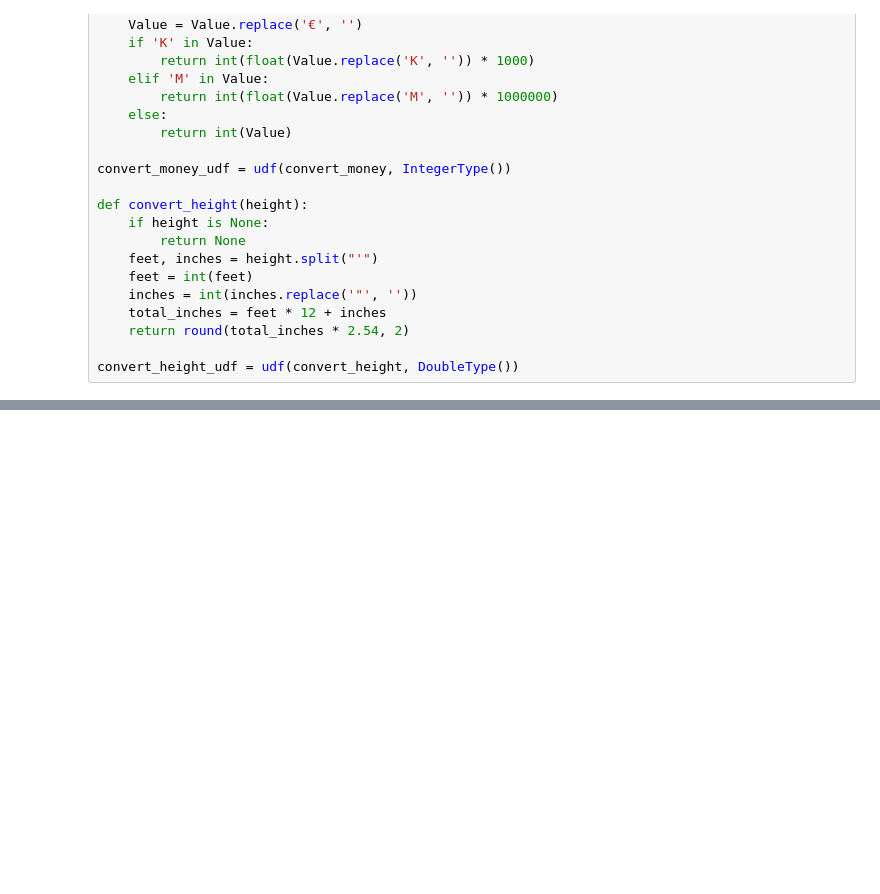
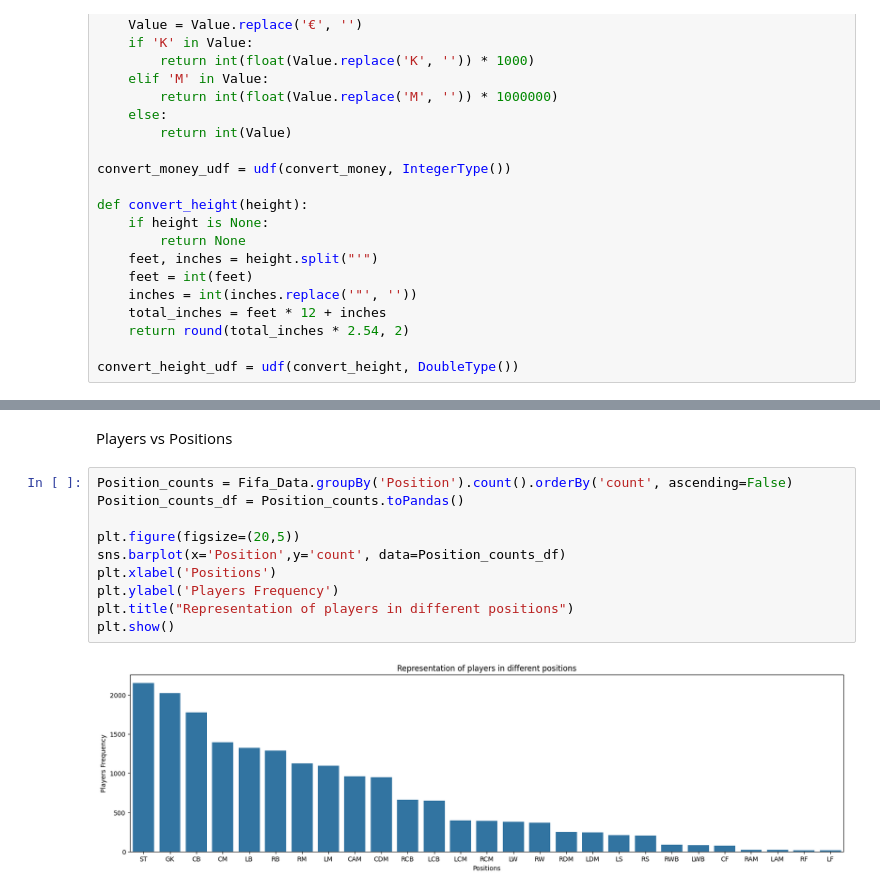
Before and after one commit to ronitguptaaa/FIFA19-Analysis, a Jupyter notebook: fifa-analysis.ipynb, the cells around one changed output, grey strips where cells are left out. Saved outputs shown, nothing was run; the diff lists cells and outputs as text; blank space fills up the shorter version.

```diff
--- a/fifa-analysis.ipynb
+++ b/fifa-analysis.ipynb
@@ -127,0 +144,14 @@ only showing top 20 rows
+# %% [markdown]
+Players vs Positions
+# %%
+Position_counts = Fifa_Data.groupBy('Position').count().orderBy('count', ascending=False)
+Position_counts_df = Position_counts.toPandas()
+
+plt.figure(figsize=(20,5))
+sns.barplot(x='Position',y='count', data=Position_counts_df)
+plt.xlabel('Positions')
+plt.ylabel('Players Frequency')
+plt.title("Representation of players in different positions")
+plt.show()
+# %% [output]
+[figure, added]
```
Also changed, not shown: parts of 12 cells of this notebook.
